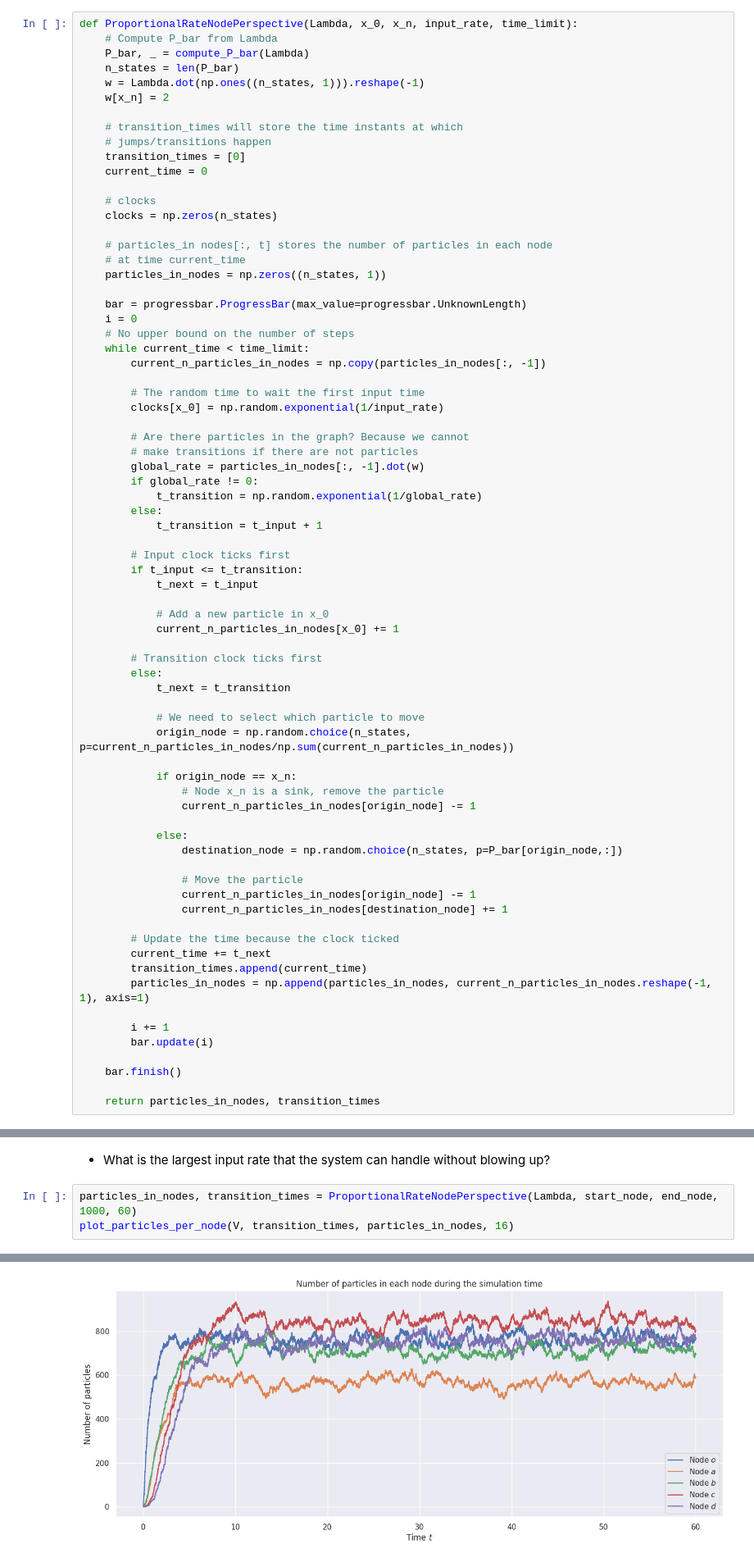
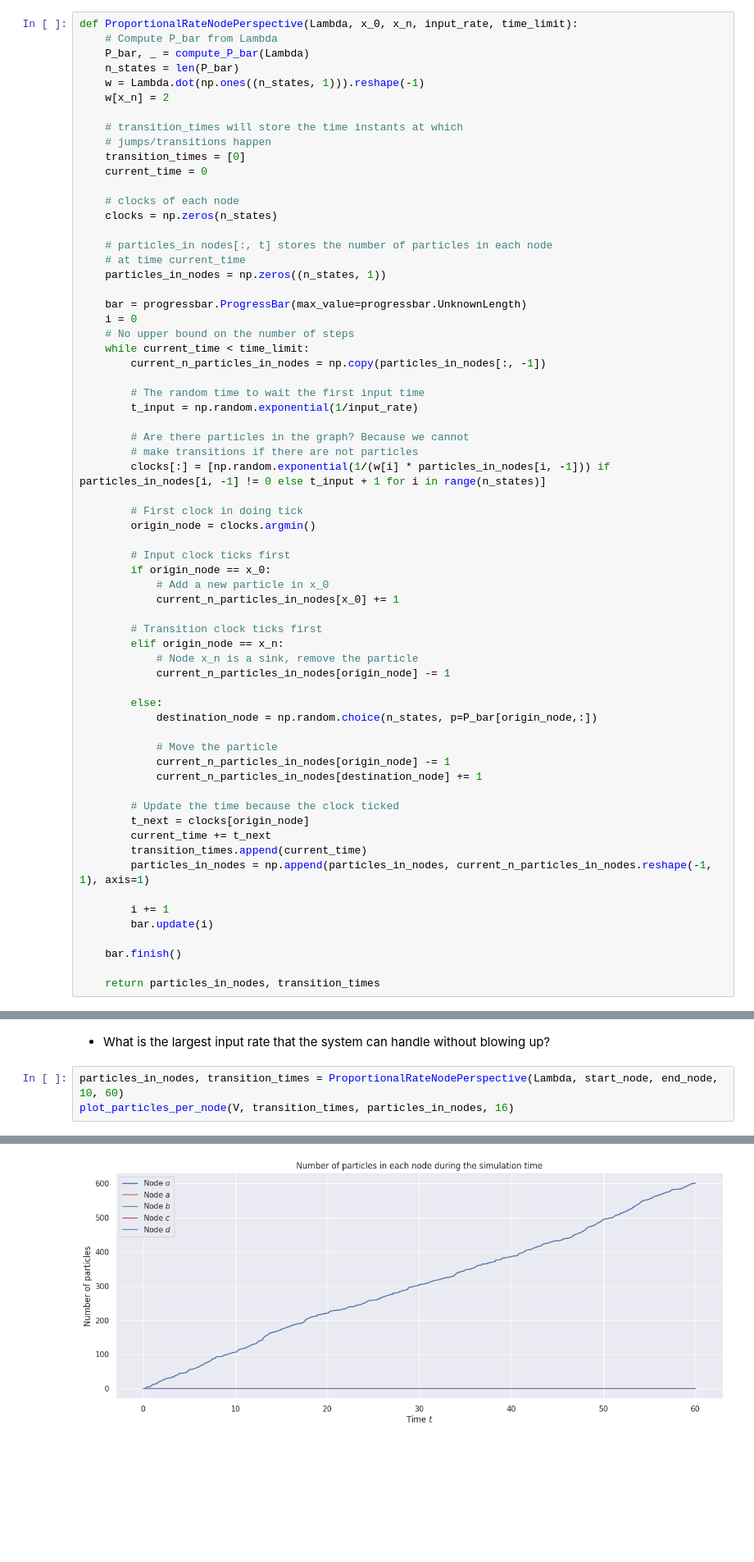
Before and after one commit to MateoRivera/network-dynamics, a Jupyter notebook: H2/Simulation - Mateo.ipynb, the cells around one changed output, grey strips where cells are left out. Shown at 82% size. Saved outputs shown, nothing was run; the diff lists cells and outputs as text; blank space fills up the shorter version.

```diff
--- a/H2/Simulation - Mateo.ipynb
+++ b/H2/Simulation - Mateo.ipynb
@@ -502,7 +502,7 @@ def ProportionalRateNodePerspective(Lambda, x_0, x_n, input_rate, time_limit):
     transition_times = [0]
     current_time = 0
 
-    # clocks
+    # clocks of each node
     clocks = np.zeros(n_states)
 
     # particles_in nodes[:, t] stores the number of particles in each node
@@ -516,42 +516,34 @@ def ProportionalRateNodePerspective(Lambda, x_0, x_n, input_rate, time_limit):
         current_n_particles_in_nodes = np.copy(particles_in_nodes[:, -1])
 
         # The random time to wait the first input time
-        clocks[x_0] = np.random.exponential(1/input_rate)
+        t_input = np.random.exponential(1/input_rate)
 
         # Are there particles in the graph? Because we cannot
         # make transitions if there are not particles
-        global_rate = particles_in_nodes[:, -1].dot(w)
-        if global_rate != 0:
-            t_transition = np.random.exponential(1/global_rate)
-        else:
-            t_transition = t_input + 1
+        clocks[:] = [np.random.exponential(1/(w[i] * particles_in_nodes[i, -1])) if particles_in_nodes[i, -1] != 0 else t_input + 1 for i in range(n_states)]
+
+        # First clock in doing tick
+        origin_node = clocks.argmin()
 
         # Input clock ticks first
-        if t_input <= t_transition:
-            t_next = t_input
-
+        if origin_node == x_0:
             # Add a new particle in x_0
             current_n_particles_in_nodes[x_0] += 1
 
         # Transition clock ticks first
+        elif origin_node == x_n:
+            # Node x_n is a sink, remove the particle
+            current_n_particles_in_nodes[origin_node] -= 1
+
         else:
-            t_next = t_transition
+            destination_node = np.random.choice(n_states, p=P_bar[origin_node,:])
 
-            # We need to select which particle to move
-            origin_node = np.random.choice(n_states, p=current_n_particles_in_nodes/np.sum(current_n_particles_in_nodes))
-
-            if origin_node == x_n:
-                # Node x_n is a sink, remove the particle
-                current_n_particles_in_nodes[origin_node] -= 1
-
-            else:
-                destination_node = np.random.choice(n_states, p=P_bar[origin_node,:])
-
-                # Move the particle
-                current_n_particles_in_nodes[origin_node] -= 1
-                current_n_particles_in_nodes[destination_node] += 1
+            # Move the particle
+            current_n_particles_in_nodes[origin_node] -= 1
+            current_n_particles_in_nodes[destination_node] += 1
 
         # Update the time because the clock ticked
+        t_next = clocks[origin_node]
         current_time += t_next
         transition_times.append(current_time)
         particles_in_nodes = np.append(particles_in_nodes, current_n_particles_in_nodes.reshape(-1, 1), axis=1)
@@ -574,6 +570,6 @@ plot_particles_per_node(V, transition_times, particles_in_nodes, 16)
 # %% [markdown]
 * What is the largest input rate that the system can handle without blowing up?
 # %%
-particles_in_nodes, transition_times = ProportionalRateNodePerspective(Lambda, start_node, end_node, 1000, 60)
+particles_in_nodes, transition_times = ProportionalRateNodePerspective(Lambda, start_node, end_node, 10, 60)
 plot_particles_per_node(V, transition_times, particles_in_nodes, 16)
 # %% [output]
@@ -581,4 +577,4 @@ plot_particles_per_node(V, transition_times, particles_in_nodes, 16)
-[figure, old version]
+[figure, new version]
 # %%
 particles_in_nodes, transition_times = ProportionalRateNodePerspective(Lambda, start_node, end_node, 10000, 60)
 plot_particles_per_node(V, transition_times, particles_in_nodes, 16)
```
Also changed, not shown: parts of 3 cells of this notebook.
